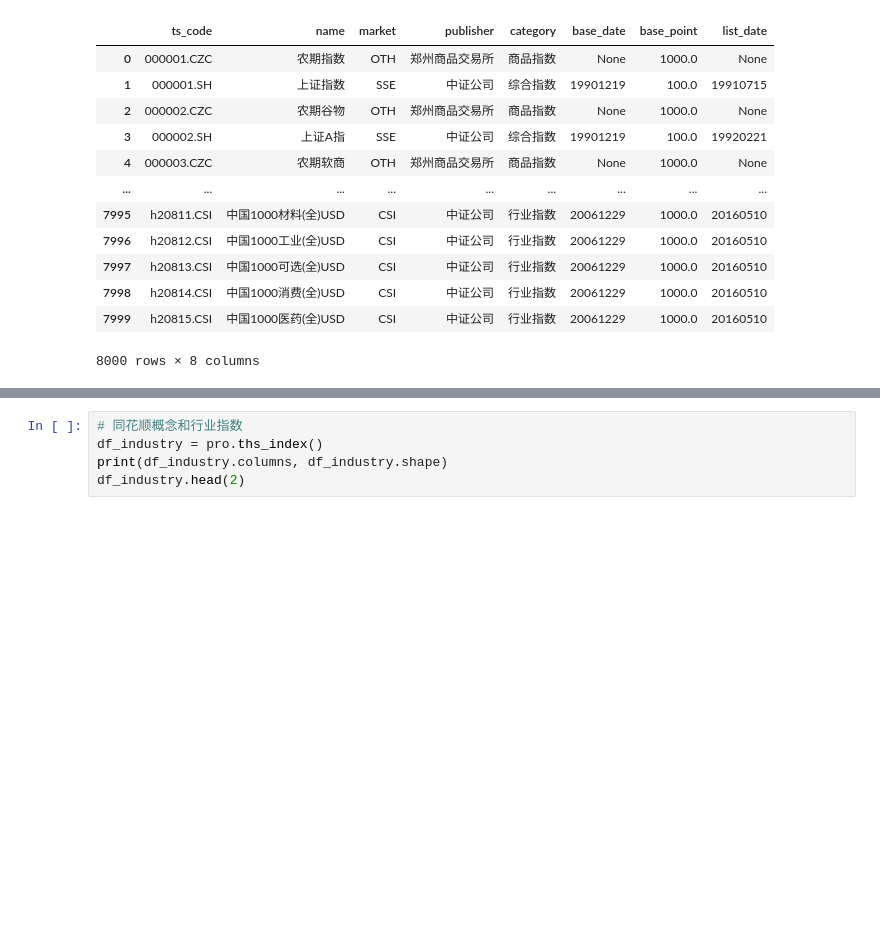
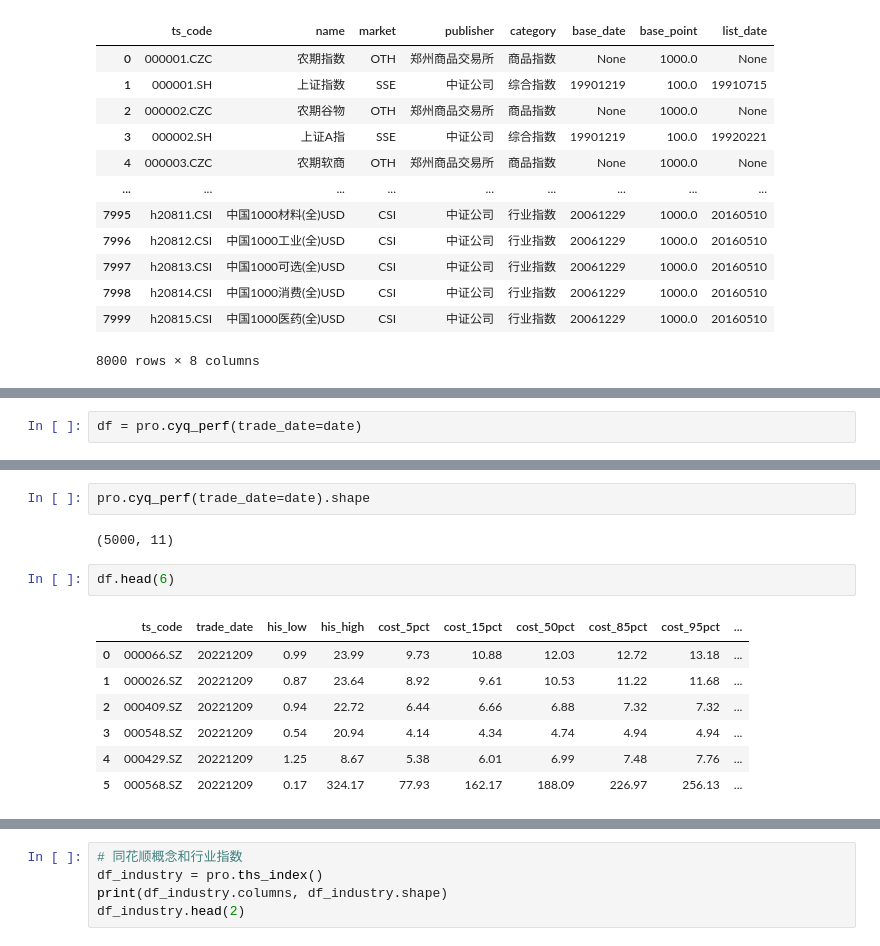
Before and after one commit to zhuangqingbin/StockProject, a Jupyter notebook: Debug/debug.ipynb, the cells around one changed output, grey strips where cells are left out. Cells and saved outputs as stored; diff of their text form; blank space fills up the shorter version.

```diff
--- a/Debug/debug.ipynb
+++ b/Debug/debug.ipynb
@@ -88 +158,3 @@ df_20220907 = get_price_money('20220907')
+# %%
+df = pro.cyq_perf(trade_date=date)
 # %%
@@ -91,0 +164,14 @@ df_20220907.shape
+# %%
+pro.cyq_perf(trade_date=date).shape
+# %% [output]
+(5000, 11)
+# %%
+df.head(6)
+# %% [output]
+|  | ts_code | trade_date | his_low | his_high | cost_5pct | cost_15pct | cost_50pct | cost_85pct | cost_95pct | ... |
+| 0 | 000066.SZ | 20221209 | 0.99 | 23.99 | 9.73 | 10.88 | 12.03 | 12.72 | 13.18 | ... |
+| 1 | 000026.SZ | 20221209 | 0.87 | 23.64 | 8.92 | 9.61 | 10.53 | 11.22 | 11.68 | ... |
+| 2 | 000409.SZ | 20221209 | 0.94 | 22.72 | 6.44 | 6.66 | 6.88 | 7.32 | 7.32 | ... |
+| 3 | 000548.SZ | 20221209 | 0.54 | 20.94 | 4.14 | 4.34 | 4.74 | 4.94 | 4.94 | ... |
+| 4 | 000429.SZ | 20221209 | 1.25 | 8.67 | 5.38 | 6.01 | 6.99 | 7.48 | 7.76 | ... |
+| 5 | 000568.SZ | 20221209 | 0.17 | 324.17 | 77.93 | 162.17 | 188.09 | 226.97 | 256.13 | ... |
```
Also changed, not shown: parts of 34 cells of this notebook, 6 other files.
